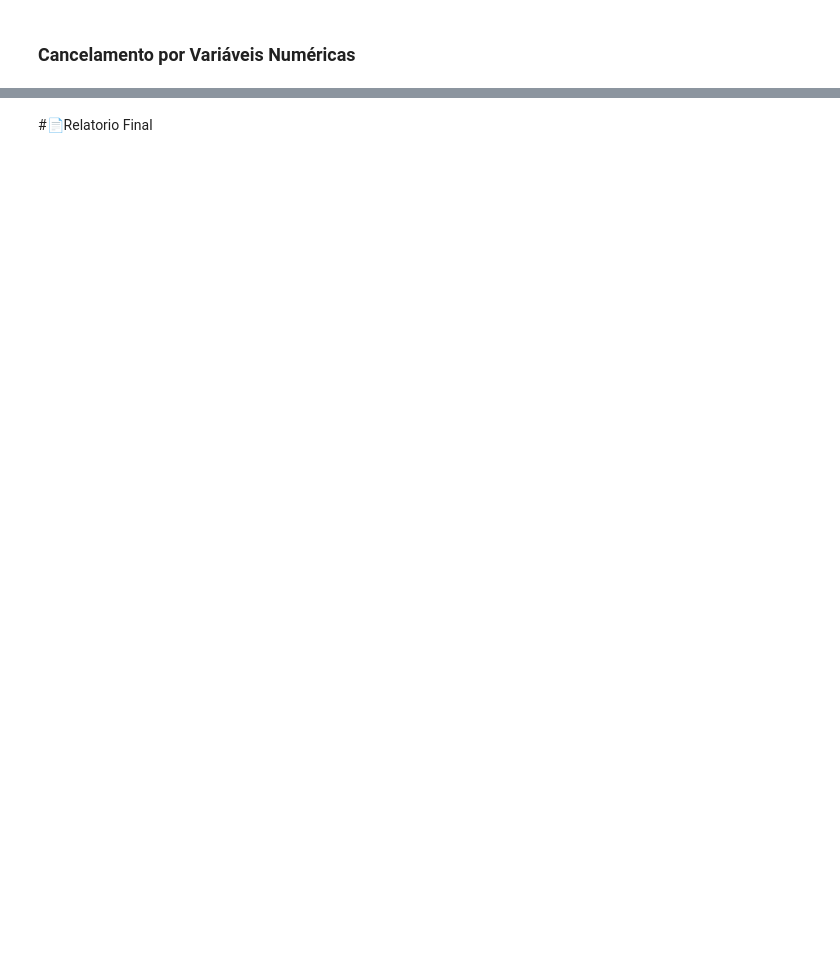
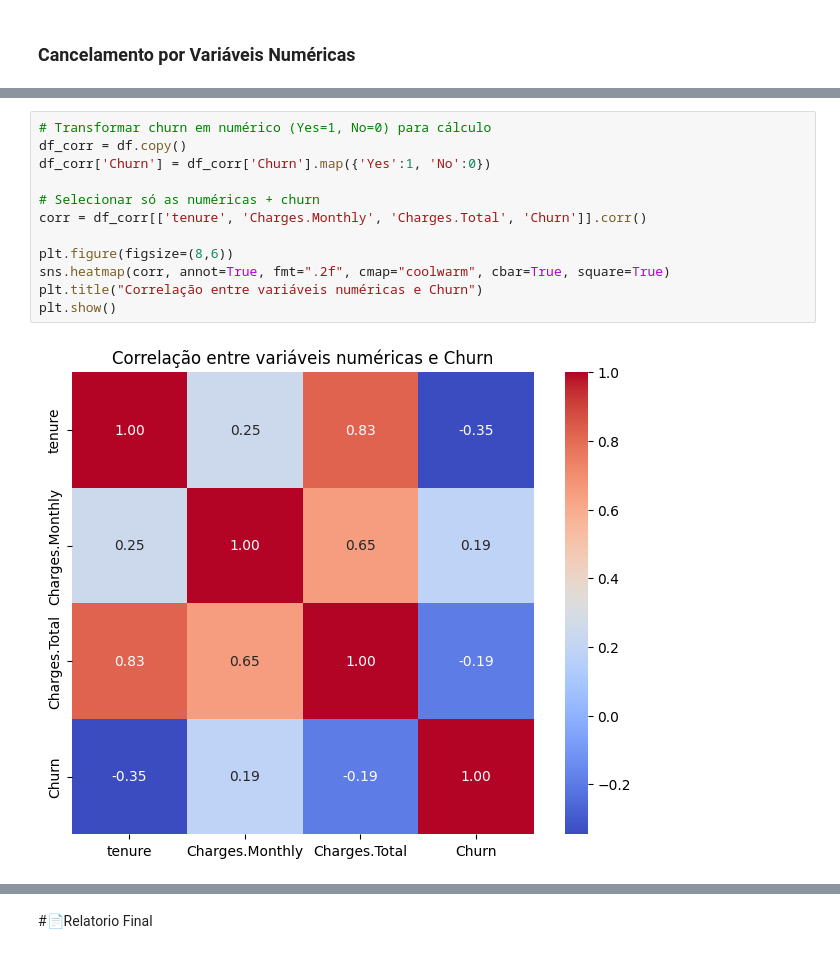
Before and after one commit to ElaiEmylleMatos/challenge-telecom-x, a Jupyter notebook: TelecomX_BR.ipynb, the cells around one changed output, grey strips where cells are left out. Drawn from its saved outputs; the diff is of its cells as text; blank space fills up the shorter version.

```diff
--- a/TelecomX_BR.ipynb
+++ b/TelecomX_BR.ipynb
@@ -448,0 +494,14 @@ maiores_cancelamentos.sort_values(by='Taxa percentual de cancelamento %', ascend
+# %%
+# Transformar churn em numérico (Yes=1, No=0) para cálculo
+df_corr = df.copy()
+df_corr['Churn'] = df_corr['Churn'].map({'Yes':1, 'No':0})
+
+# Selecionar só as numéricas + churn
+corr = df_corr[['tenure', 'Charges.Monthly', 'Charges.Total', 'Churn']].corr()
+
+plt.figure(figsize=(8,6))
+sns.heatmap(corr, annot=True, fmt=".2f", cmap="coolwarm", cbar=True, square=True)
+plt.title("Correlação entre variáveis numéricas e Churn")
+plt.show()
+# %% [output]
+[figure, added]
```
Also changed, not shown: parts of 4 cells of this notebook.
